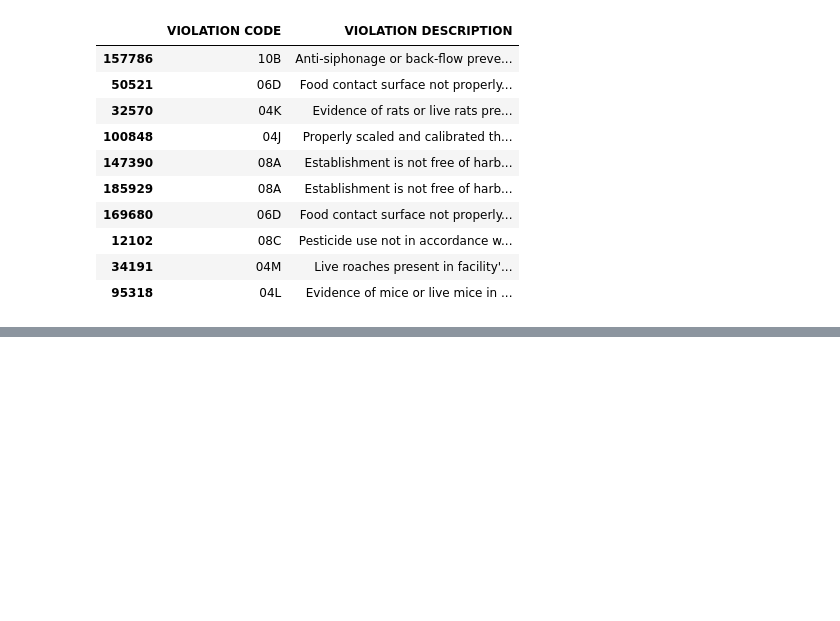
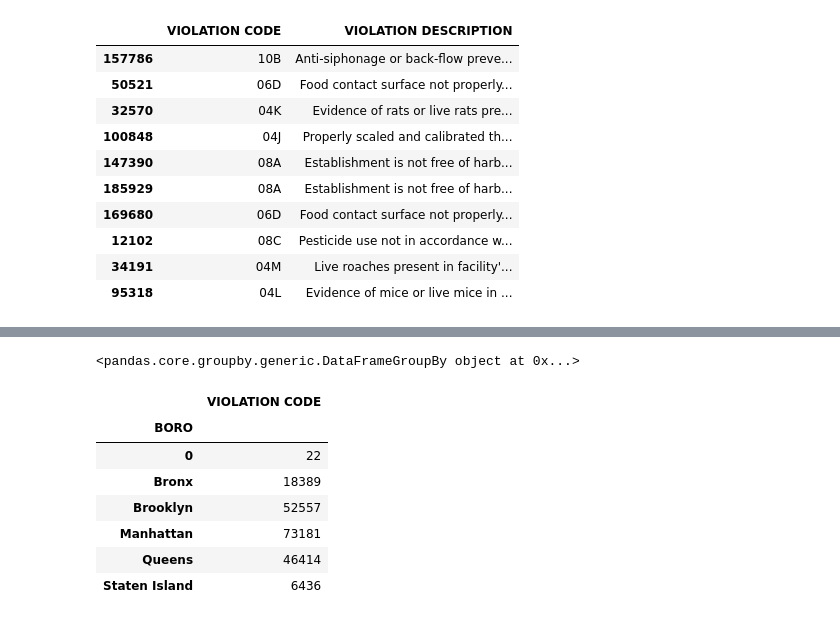
Before and after one commit to arubybonilla/2023-nyc-restaurant-grades, a Jupyter notebook: 2023-nyc-restaurant-inspection-grades-analysis.ipynb, the cells around one changed output, grey strips where cells are left out. Cells and saved outputs as stored; diff of their text form; code cells hidden in the pictures; blank space fills up the shorter version.

```diff
--- a/2023-nyc-restaurant-inspection-grades-analysis.ipynb
+++ b/2023-nyc-restaurant-inspection-grades-analysis.ipynb
@@ -619,0 +645,15 @@ df[["VIOLATION CODE", "VIOLATION DESCRIPTION"]].sample(10)
+# %%
+df.groupby("VIOLATION CODE")
+# %% [output]
+<pandas.core.groupby.generic.DataFrameGroupBy object at 0x...>
+# %%
+df.groupby("BORO")["VIOLATION CODE"].count().to_frame()
+# %% [output]
+|  | VIOLATION CODE |
+| BORO |  |
+| 0 | 22 |
+| Bronx | 18389 |
+| Brooklyn | 52557 |
+| Manhattan | 73181 |
+| Queens | 46414 |
+| Staten Island | 6436 |
```
Also changed, not shown: parts of 5 cells of this notebook.
